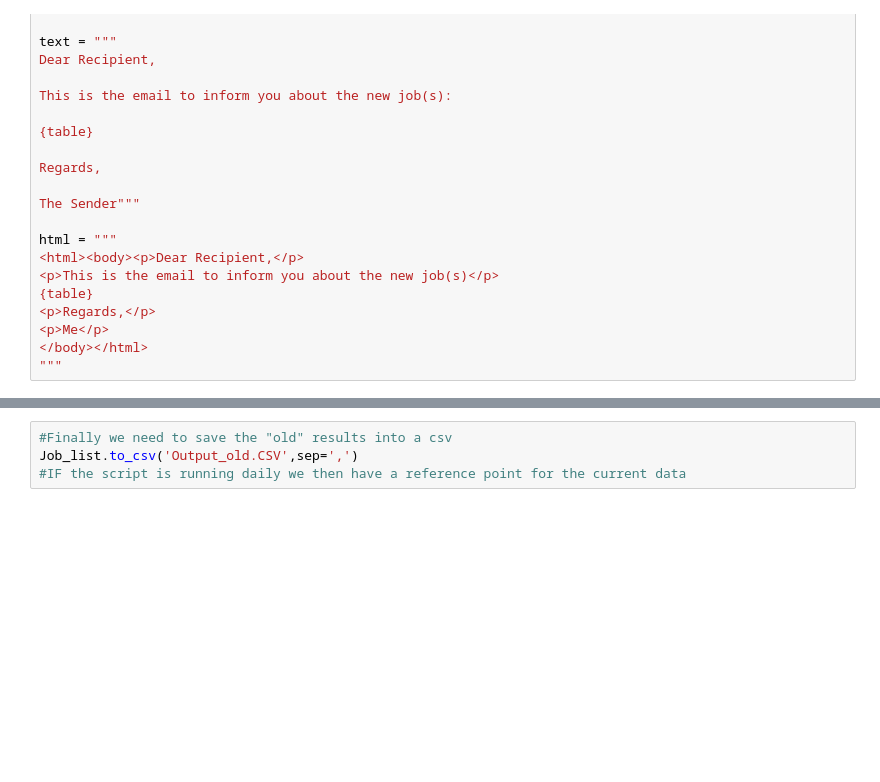
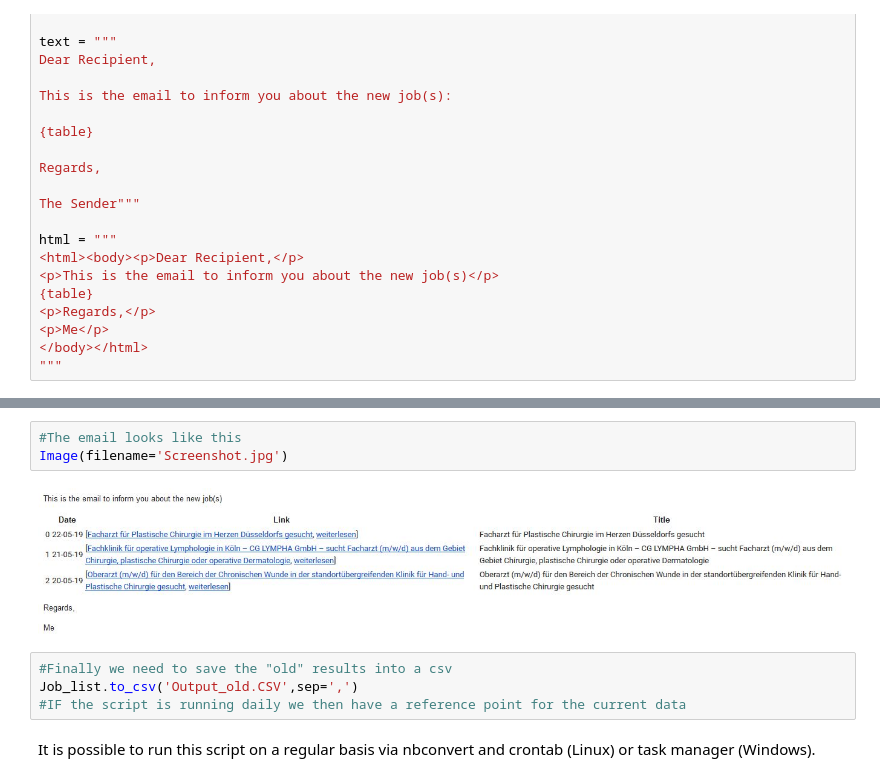
Before and after one commit to arnimpdm/DGPRAEC-jobs-scraper, a Jupyter notebook: Job Scraper - DGPRÄG-publish.ipynb, the cells around one changed output, grey strips where cells are left out. Drawn from its saved outputs; the diff is of its cells as text; blank space fills up the shorter version.

Commit message:
Comments, Screenshot

```diff
--- a/Job Scraper - DGPRÄG-publish.ipynb
+++ b/Job Scraper - DGPRÄG-publish.ipynb
@@ -291,7 +291,14 @@ else:
     server.quit()
 # %% [output]
 not same - email triggered
+# %%
+#The email looks like this
+Image(filename='Screenshot.jpg')
+# %% [output]
+[figure, added]
 # %%
 #Finally we need to save the "old" results into a csv
 Job_list.to_csv('Output_old.CSV',sep=',')
 #IF the script is running daily we then have a reference point for the current data
+# %% [markdown]
+It is possible to run this script on a regular basis via nbconvert and crontab (Linux) or task manager (Windows).
```
Also changed, not shown: parts of 4 cells of this notebook, 1 other file.
